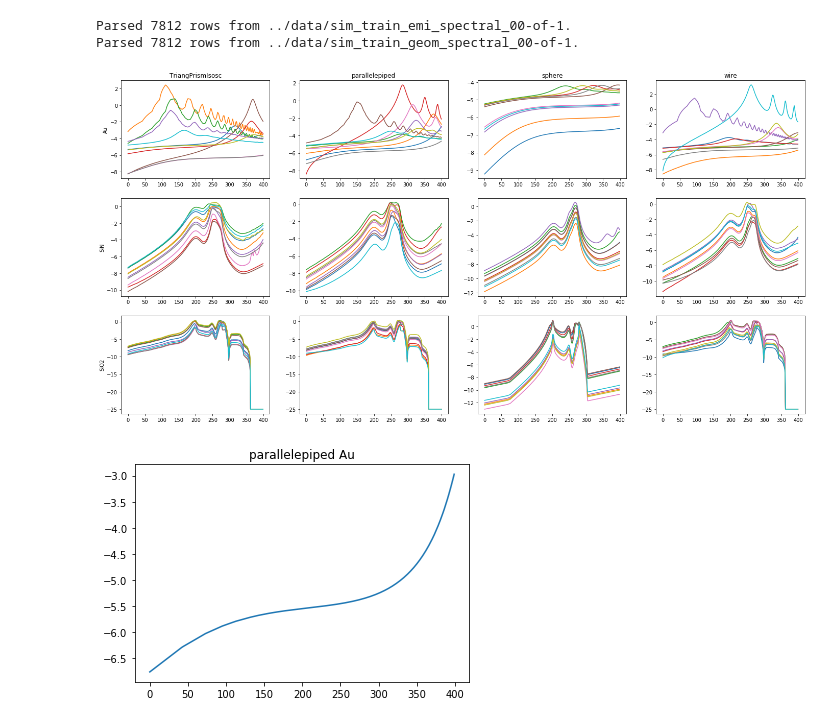
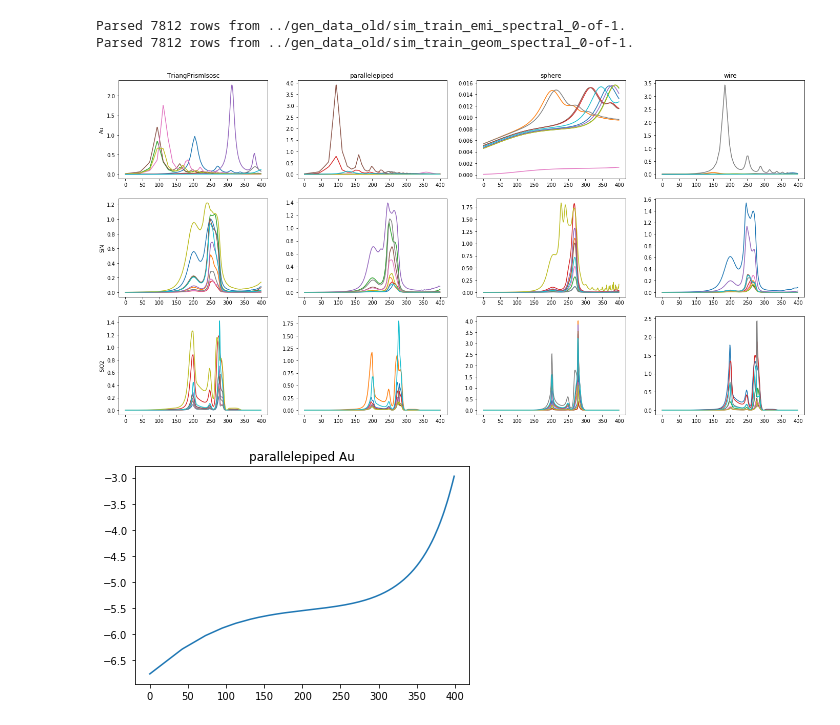
Before and after one commit to chloechsu/nanoparticle, a Jupyter notebook: plots/Visualization of Spectrum.ipynb, the cells around one changed output. Saved outputs shown, nothing was run; the diff lists cells and outputs as text; code cells hidden in the pictures.

Commit message:
plots

```diff
--- a/plots/Visualization of Spectrum.ipynb
+++ b/plots/Visualization of Spectrum.ipynb
@@ -8,9 +26,10 @@ from src.load_sim_and_gen_data import read_split_files
 # %%
-S = read_split_files('../data/sim_train_emi_spectral_00-of-1.csv')
-L = read_split_files('../data/sim_train_geom_spectral_00-of-1.csv', is_pandas=True)
+# these are log emissivity data
+S = read_split_files('../gen_data_old/sim_train_emi_spectral_0-of-1.csv')
+L = read_split_files('../gen_data_old/sim_train_geom_spectral_0-of-1.csv', is_pandas=True)
 # %% [output]
-Parsed 7812 rows from ../data/sim_train_emi_spectral_00-of-1.
-Parsed 7812 rows from ../data/sim_train_geom_spectral_00-of-1.
+Parsed 7812 rows from ../gen_data_old/sim_train_emi_spectral_0-of-1.
+Parsed 7812 rows from ../gen_data_old/sim_train_geom_spectral_0-of-1.
 # %%
 GEOM_CLASSES = ["TriangPrismIsosc", "parallelepiped", "sphere", "wire"]
 MAT_CLASSES = ["Au", "SiN", "SiO2"]
@@ -33,24 +52,24 @@ def plot(idx):
 # %%
 fig, axes = plt.subplots(3, 4, figsize=(24, 12))
 
 for m, name in enumerate(MAT_CLASSES):
     axes[m][0].set_ylabel(name)
 for s, name in enumerate(GEOM_CLASSES):
     axes[0][s].set_title(name)
 
 for m, mat in enumerate(MAT_CLASSES):
     for s, shape in enumerate(GEOM_CLASSES):
         cnt = 0
         for i in range(S.shape[0]):
             if get_shape(L.iloc[i])[1] == s and m == get_material(L.iloc[i])[1]:
-                axes[m][s].plot(S[i, :])
+                axes[m][s].plot(np.exp(S[i, :]))
                 cnt += 1
             if cnt >= 10:
                 break
 
 plt.show()
 # %% [output]
-[figure, old version]
+[figure, new version]
 # %%
 for i in range(10):
     plot(i)
```
Also changed, not shown: parts of 4 cells of this notebook, 3 other files.
